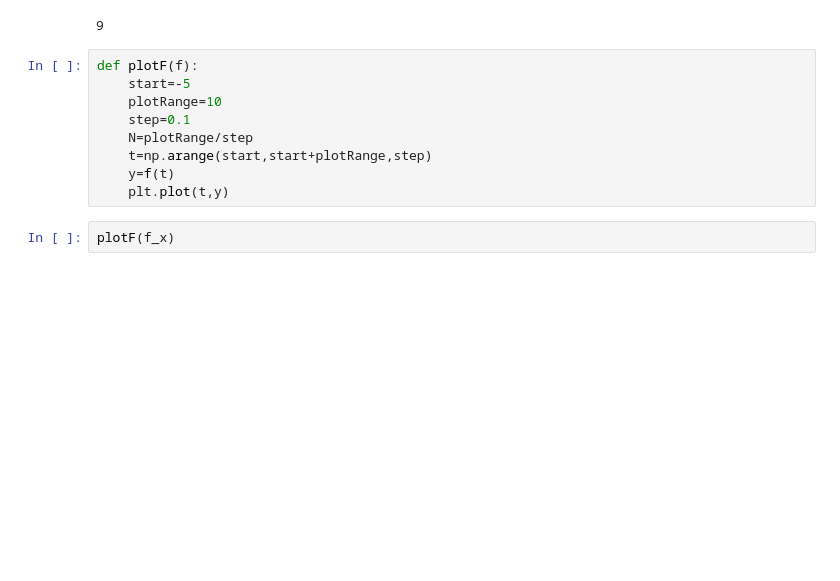
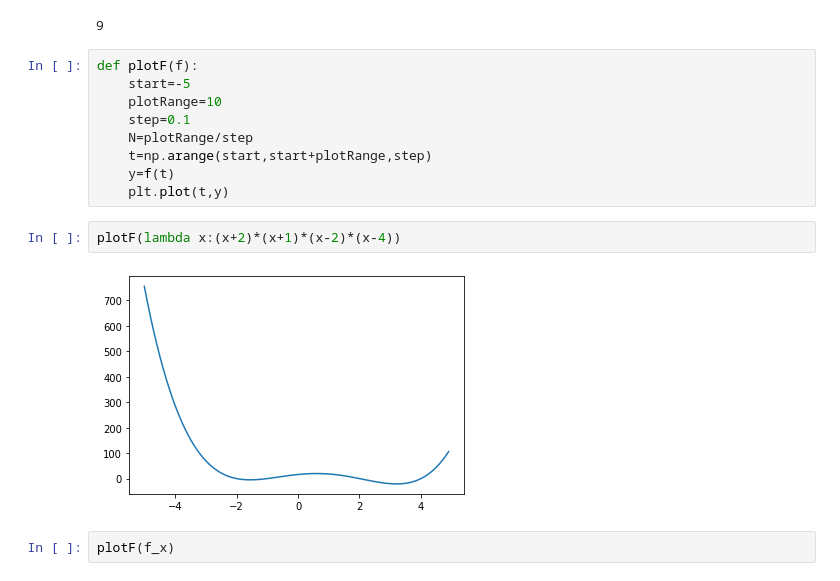
Before and after one commit to easilylazy/pattern-recognition, a Jupyter notebook: gradient/basic.ipynb, the cells around one changed output. Cells and saved outputs as stored; diff of their text form; blank space fills up the shorter version.

```diff
--- a/gradient/basic.ipynb
+++ b/gradient/basic.ipynb
@@ -21,6 +21,10 @@ def plotF(f):
     t=np.arange(start,start+plotRange,step)
     y=f(t)
     plt.plot(t,y)
+# %%
+plotF(lambda x:(x+2)*(x+1)*(x-2)*(x-4))
+# %% [output]
+[figure, added]
 # %%
 plotF(f_x)
 # %% [output]
```
Also changed, not shown: parts of 1 cell of this notebook.
